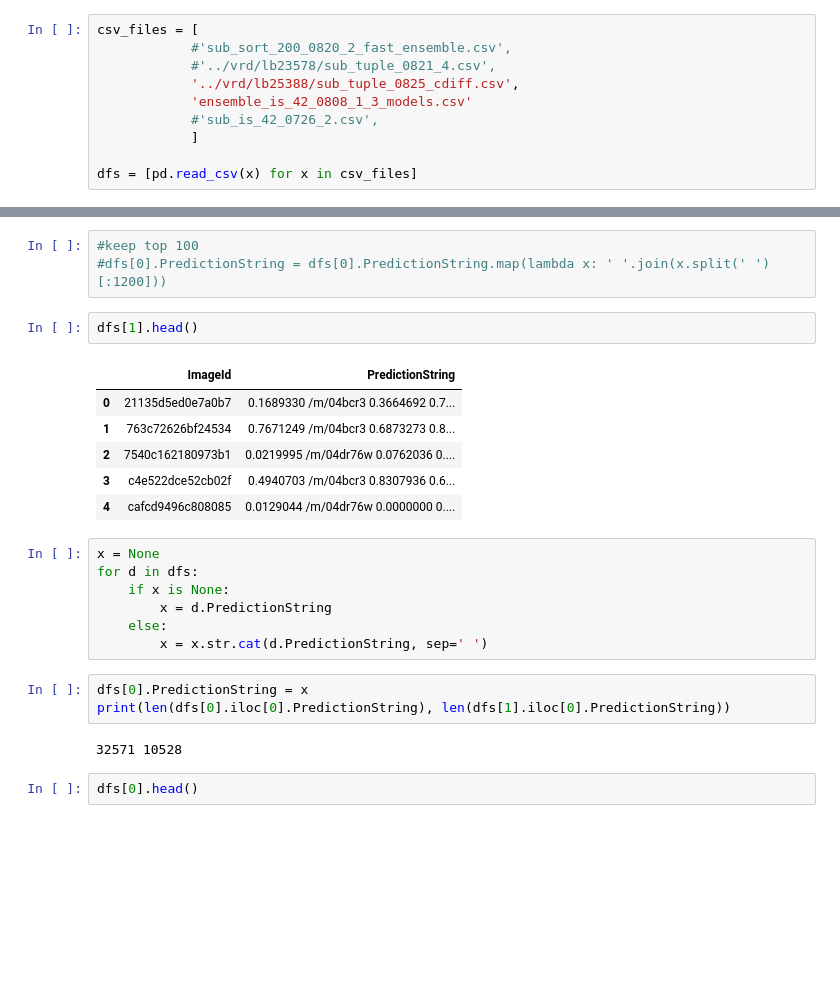
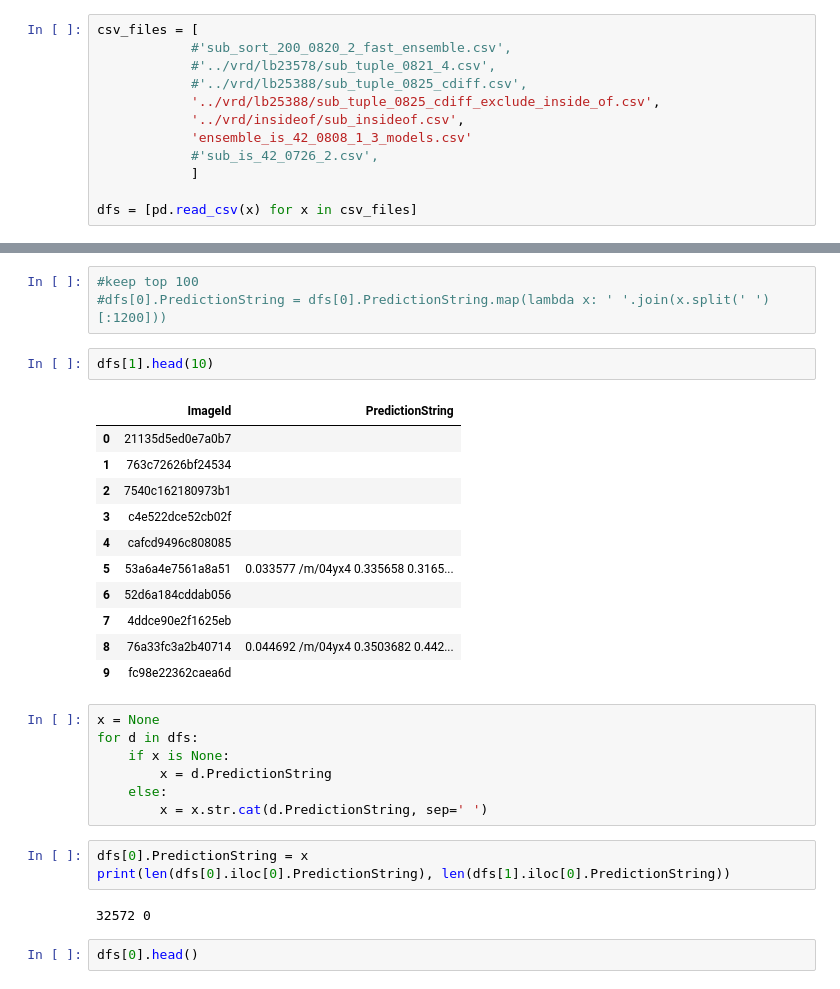
Before and after one commit to chicm/open-images-vrd, a Jupyter notebook: notebooks/merge_df.ipynb, the cells around one changed output, grey strips where cells are left out. Saved outputs shown, nothing was run; the diff lists cells and outputs as text; blank space fills up the shorter version.

```diff
--- a/notebooks/merge_df.ipynb
+++ b/notebooks/merge_df.ipynb
@@ -39,7 +39,9 @@ drwxrwxr-x 4 core core  4.0K Aug 10 15:30 catboost_info
 csv_files = [
             #'sub_sort_200_0820_2_fast_ensemble.csv',
             #'../vrd/lb23578/sub_tuple_0821_4.csv',
-            '../vrd/lb25388/sub_tuple_0825_cdiff.csv',
+            #'../vrd/lb25388/sub_tuple_0825_cdiff.csv',
+            '../vrd/lb25388/sub_tuple_0825_cdiff_exclude_inside_of.csv',
+            '../vrd/insideof/sub_insideof.csv',
             'ensemble_is_42_0808_1_3_models.csv'
             #'sub_is_42_0726_2.csv',
             ]
@@ -68,14 +70,19 @@ dfs[0].head()
 #keep top 100
 #dfs[0].PredictionString = dfs[0].PredictionString.map(lambda x: ' '.join(x.split(' ')[:1200]))
 # %%
-dfs[1].head()
+dfs[1].head(10)
 # %% [output]
 |  | ImageId | PredictionString |
-| 0 | 21135d5ed0e7a0b7 | 0.1689330 /m/04bcr3 0.3664692 0.7... |
-| 1 | 763c72626bf24534 | 0.7671249 /m/04bcr3 0.6873273 0.8... |
-| 2 | 7540c162180973b1 | 0.0219995 /m/04dr76w 0.0762036 0.... |
-| 3 | c4e522dce52cb02f | 0.4940703 /m/04bcr3 0.8307936 0.6... |
-| 4 | cafcd9496c808085 | 0.0129044 /m/04dr76w 0.0000000 0.... |
+| 0 | 21135d5ed0e7a0b7 |  |
+| 1 | 763c72626bf24534 |  |
+| 2 | 7540c162180973b1 |  |
+| 3 | c4e522dce52cb02f |  |
+| 4 | cafcd9496c808085 |  |
+| 5 | 53a6a4e7561a8a51 | 0.033577 /m/04yx4 0.335658 0.3165... |
+| 6 | 52d6a184cddab056 |  |
+| 7 | 4ddce90e2f1625eb |  |
+| 8 | 76a33fc3a2b40714 | 0.044692 /m/04yx4 0.3503682 0.442... |
+| 9 | fc98e22362caea6d |  |
 # %%
 x = None
 for d in dfs:
@@ -87,7 +94,7 @@ for d in dfs:
 dfs[0].PredictionString = x
 print(len(dfs[0].iloc[0].PredictionString), len(dfs[1].iloc[0].PredictionString))
 # %% [output]
-32571 10528
+32572 0
 # %%
 dfs[0].head()
 # %% [output]
```
Also changed, not shown: parts of 3 cells of this notebook, 8 other files.
